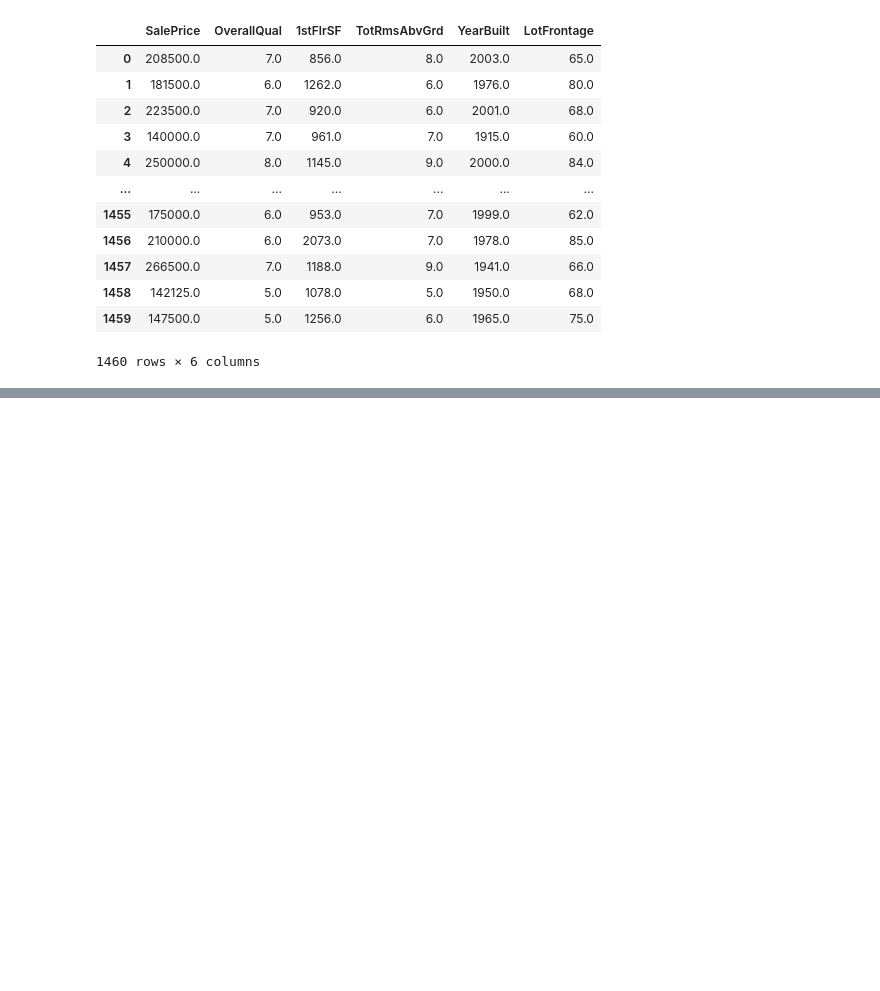
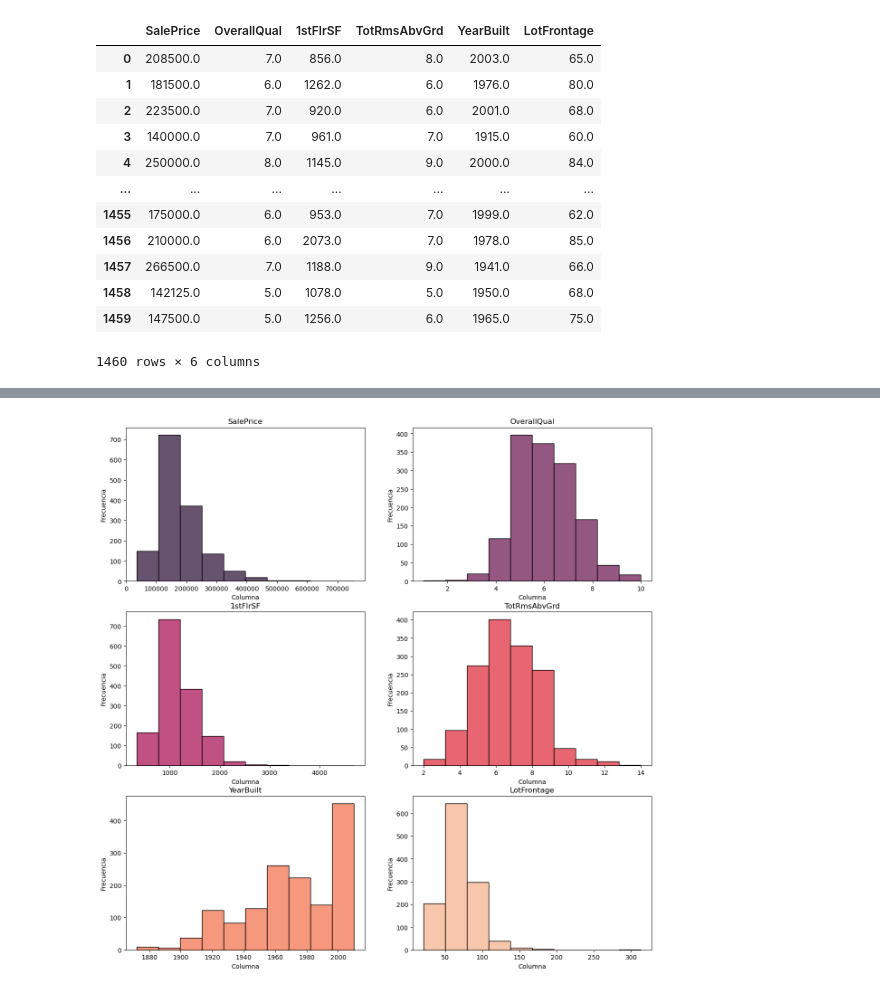
Before and after one commit to 1Dore/LinearRegModel, a Jupyter notebook: Proyecto.ipynb, the cells around one changed output, grey strips where cells are left out. Drawn from its saved outputs; the diff is of its cells as text; code cells hidden in the pictures; blank space fills up the shorter version.

```diff
--- a/Proyecto.ipynb
+++ b/Proyecto.ipynb
@@ -90,0 +308,21 @@ NameError: name 'train_test_split' is not defined
+# %%
+num_subplots_por_fila = 2
+num_filas = (len(keys) - 1) // num_subplots_por_fila + 1
+num_columnas = num_subplots_por_fila
+
+palette = sns.color_palette("rocket", num_filas * num_columnas)  # Ejemplo: paleta "tab10"
+sns.set_palette(palette)
+
+# Crear subplots
+fig, axs = plt.subplots(num_filas, num_columnas, figsize=(15, 5*num_filas))
+
+for i, key in enumerate(df.columns):
+    ax = axs[i // num_subplots_por_fila, i % num_subplots_por_fila]
+    sns.histplot(df[key], ax=ax, bins=10, color=palette[i], edgecolor='black')
+    ax.set_title(key)
+    ax.set_xlabel('Columna')
+    ax.set_ylabel('Frecuencia')
+
+plt.show()
+# %% [output]
+[figure, added]
```
Also changed, not shown: parts of 24 cells of this notebook.
